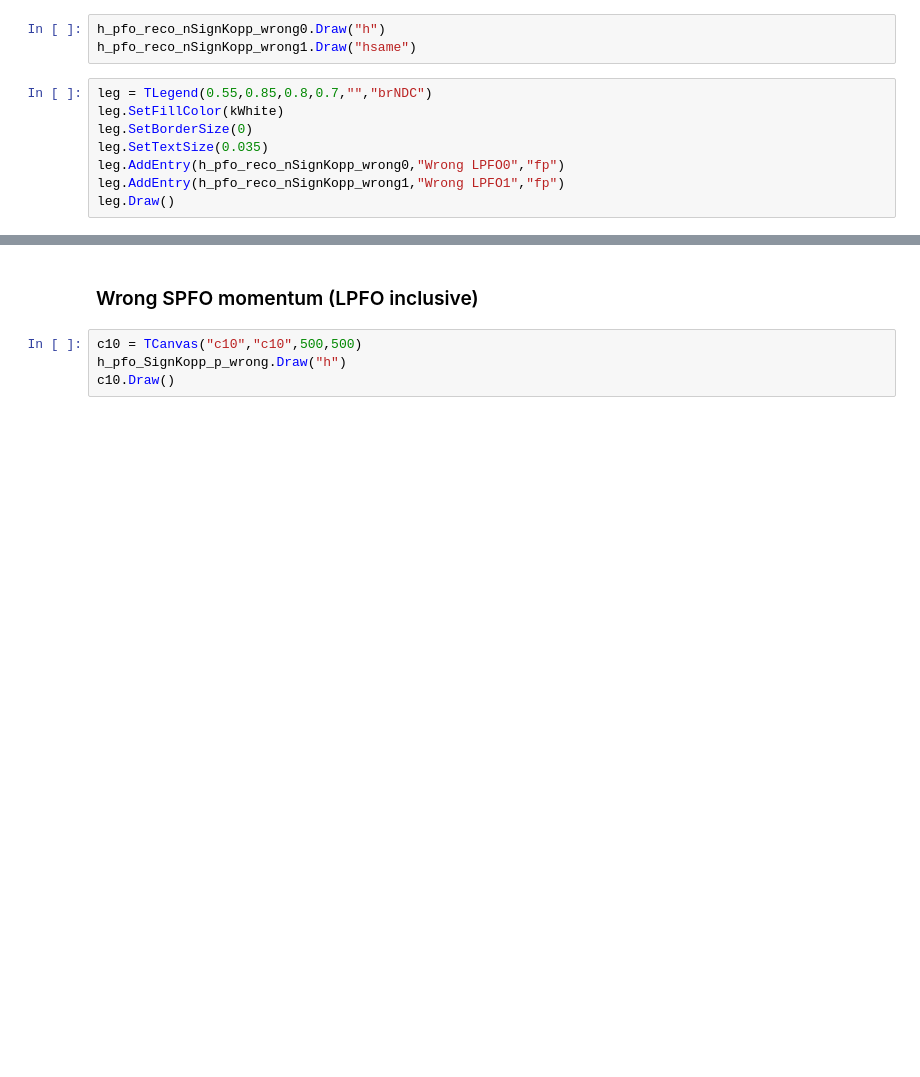
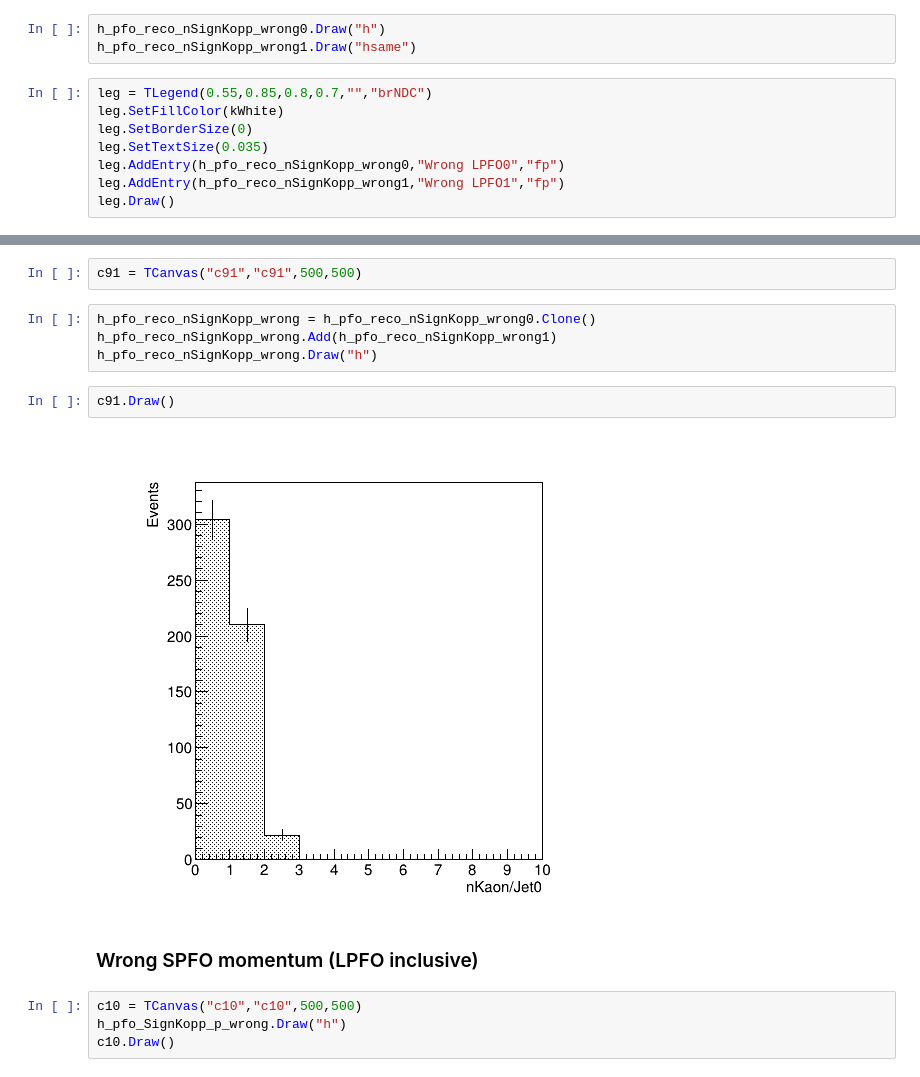
Before and after one commit to yuichiok/VertexMacro, a Jupyter notebook: QQbar250/jupyter/ssbar/dEdx_dist/Migration_Analysis.ipynb, the cells around one changed output, grey strips where cells are left out. Saved outputs shown, nothing was run; the diff lists cells and outputs as text; blank space fills up the shorter version.

```diff
--- a/QQbar250/jupyter/ssbar/dEdx_dist/Migration_Analysis.ipynb
+++ b/QQbar250/jupyter/ssbar/dEdx_dist/Migration_Analysis.ipynb
@@ -304,3 +308,13 @@ c90.Draw()
+# %%
+c91 = TCanvas("c91","c91",500,500)
+# %%
+h_pfo_reco_nSignKopp_wrong = h_pfo_reco_nSignKopp_wrong0.Clone()
+h_pfo_reco_nSignKopp_wrong.Add(h_pfo_reco_nSignKopp_wrong1)
+h_pfo_reco_nSignKopp_wrong.Draw("h")
+# %%
+c91.Draw()
+# %% [output]
+[figure, added]
 # %% [markdown]
 ### Wrong SPFO momentum (LPFO inclusive)
 # %%
```
Also changed, not shown: parts of 27 cells of this notebook, 3 other files.
